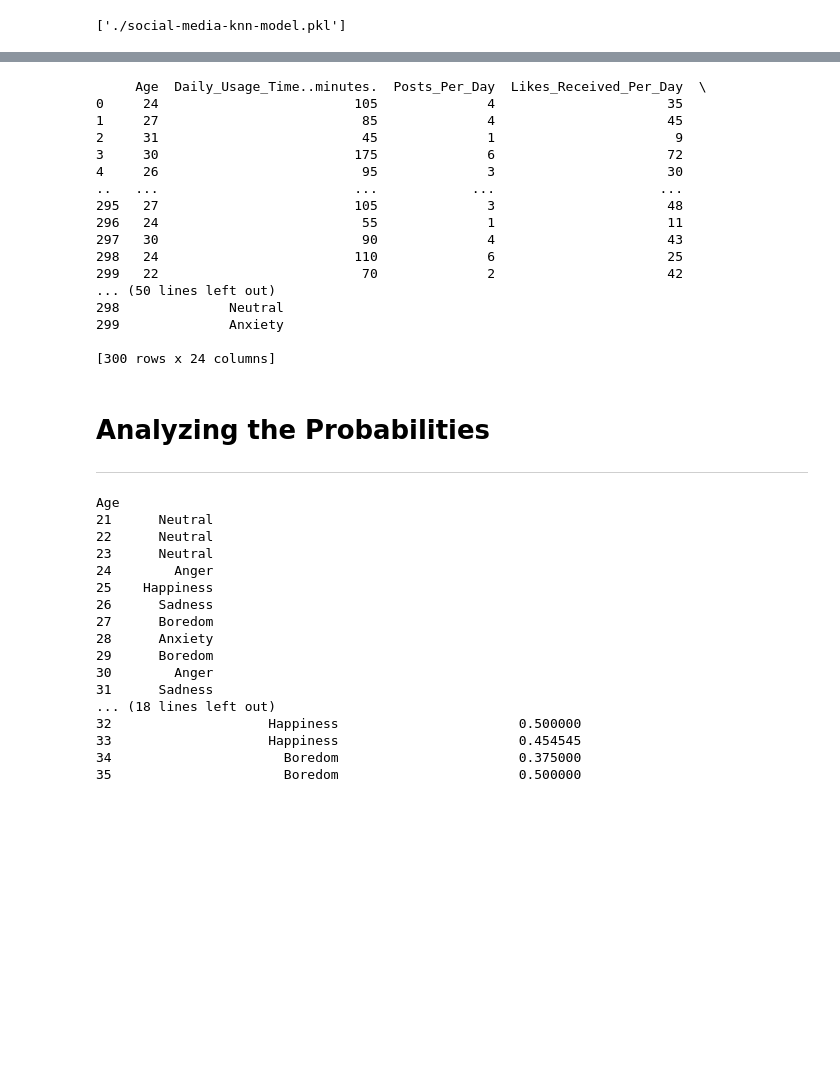
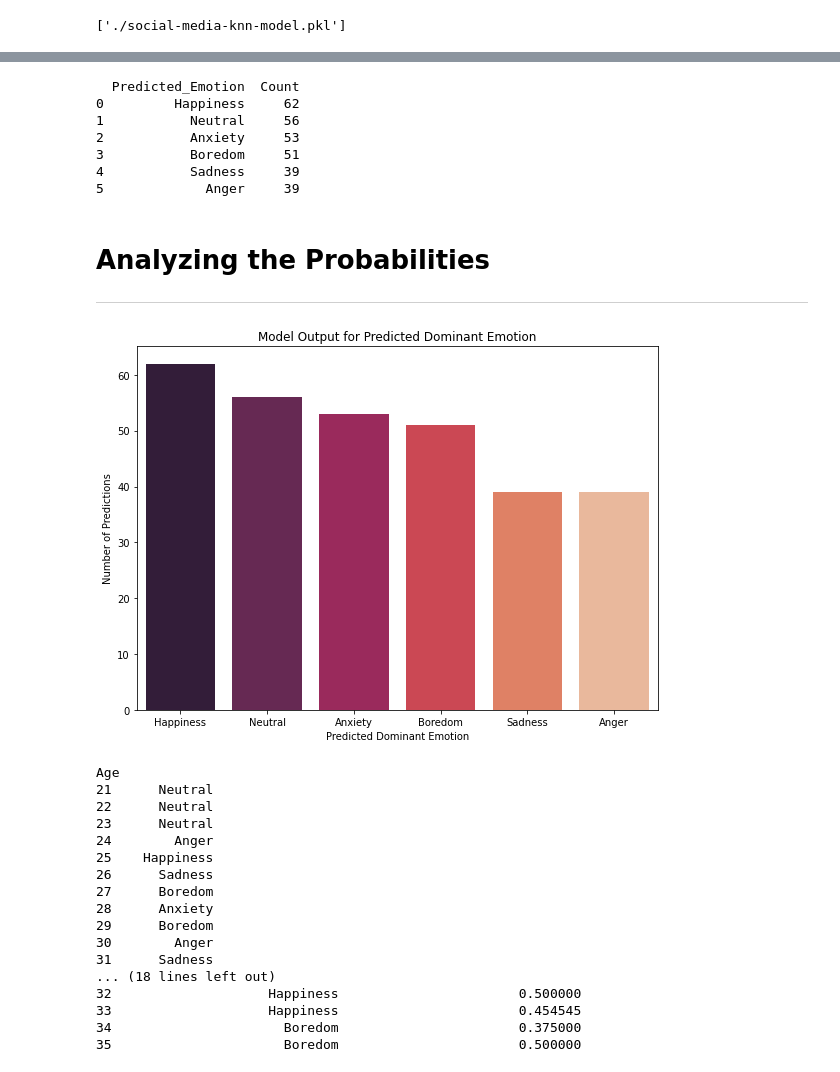
Before and after one commit to JDCPrograms2017/475-Final-Project, a Jupyter notebook: knn-classifier.ipynb, the cells around one changed output, grey strips where cells are left out. Cells and saved outputs as stored; diff of their text form; code cells hidden in the pictures; blank space fills up the shorter version.

Commit message:
Performed more output analysis.

```diff
--- a/knn-classifier.ipynb
+++ b/knn-classifier.ipynb
@@ -244,30 +251,35 @@ prob_results = pandas.DataFrame({
 
 most_likely_emotion = prob_results.iloc[:, 1:].idxmax(axis=1)
 prob_results['Most_Likely_Emotion'] = most_likely_emotion
+mle_counts = prob_results['Most_Likely_Emotion'].value_counts()
+mle_counts = mle_counts.reset_index() # Converting the series to a DataFrame.
+mle_counts.columns = ['Predicted_Emotion', 'Count']
 
 prob_results = pandas.concat([Xtest.reset_index(drop=True), prob_results], axis=1)
-print(prob_results)
+print(mle_counts)
+# prob_results
 # %% [output]
-     Age  Daily_Usage_Time..minutes.  Posts_Per_Day  Likes_Received_Per_Day  \
-0     24                         105              4                      35
-1     27                          85              4                      45
-2     31                          45              1                       9
-3     30                         175              6                      72
-4     26                          95              3                      30
-..   ...                         ...            ...                     ...
-295   27                         105              3                      48
-296   24                          55              1                      11
-297   30                          90              4                      43
-298   24                         110              6                      25
-299   22                          70              2                      42
-... (50 lines left out)
-298              Neutral
-299              Anxiety
-
-[300 rows x 24 columns]
+  Predicted_Emotion  Count
+0         Happiness     62
+1           Neutral     56
+2           Anxiety     53
+3           Boredom     51
+4           Sadness     39
+5             Anger     39
 # %% [markdown]
 # Analyzing the Probabilities
 -----------
+# %%
+# Taking a look at the general model outputs given the testing data.
+plt.figure(figsize=(8, 6))
+sns.barplot(data=mle_counts, x='Predicted_Emotion', y='Count', palette='rocket')
+plt.xlabel('Predicted Dominant Emotion')
+plt.ylabel('Number of Predictions')
+plt.title('Model Output for Predicted Dominant Emotion')
+plt.tight_layout()
+plt.show()
+# %% [output]
+[figure, added]
 # %%
 age_analysis = prob_results.groupby('Age')['Most_Likely_Emotion'].value_counts(normalize=True)
 age_emotion_matrix = age_analysis.unstack(fill_value=0)
```
Also changed, not shown: parts of 2 cells of this notebook.
